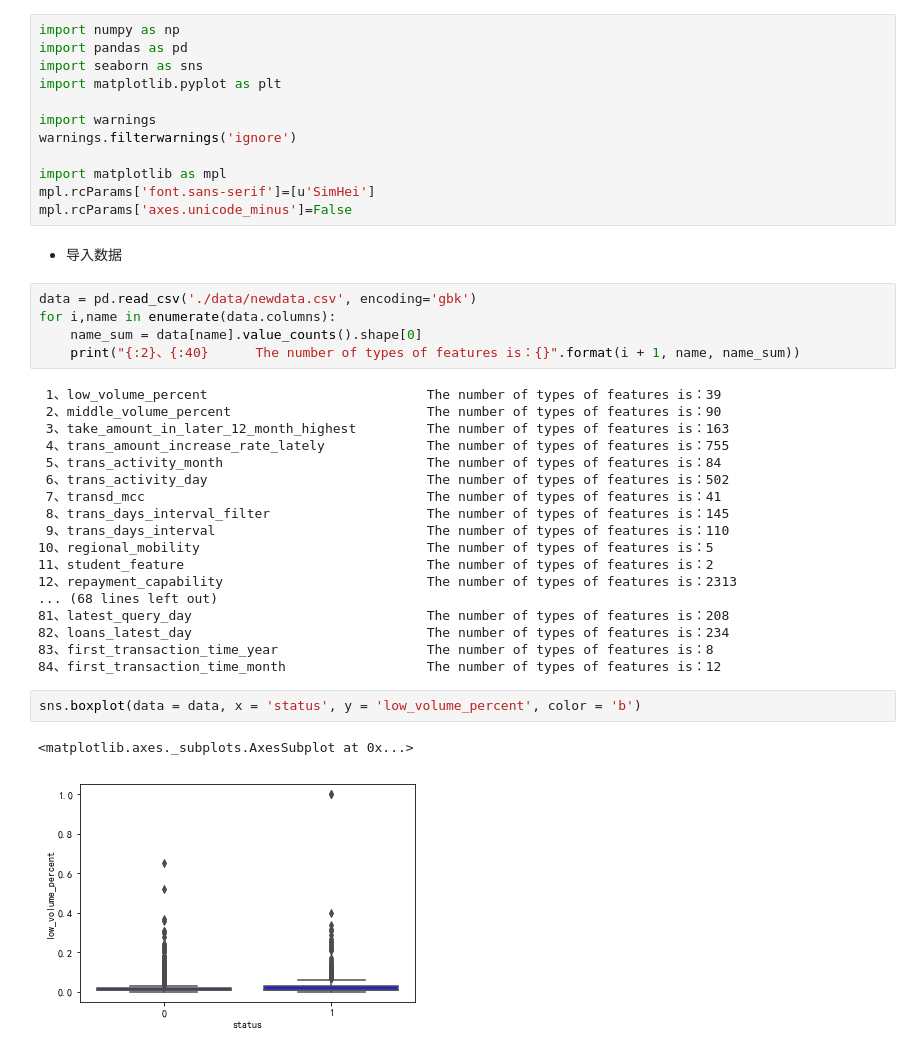
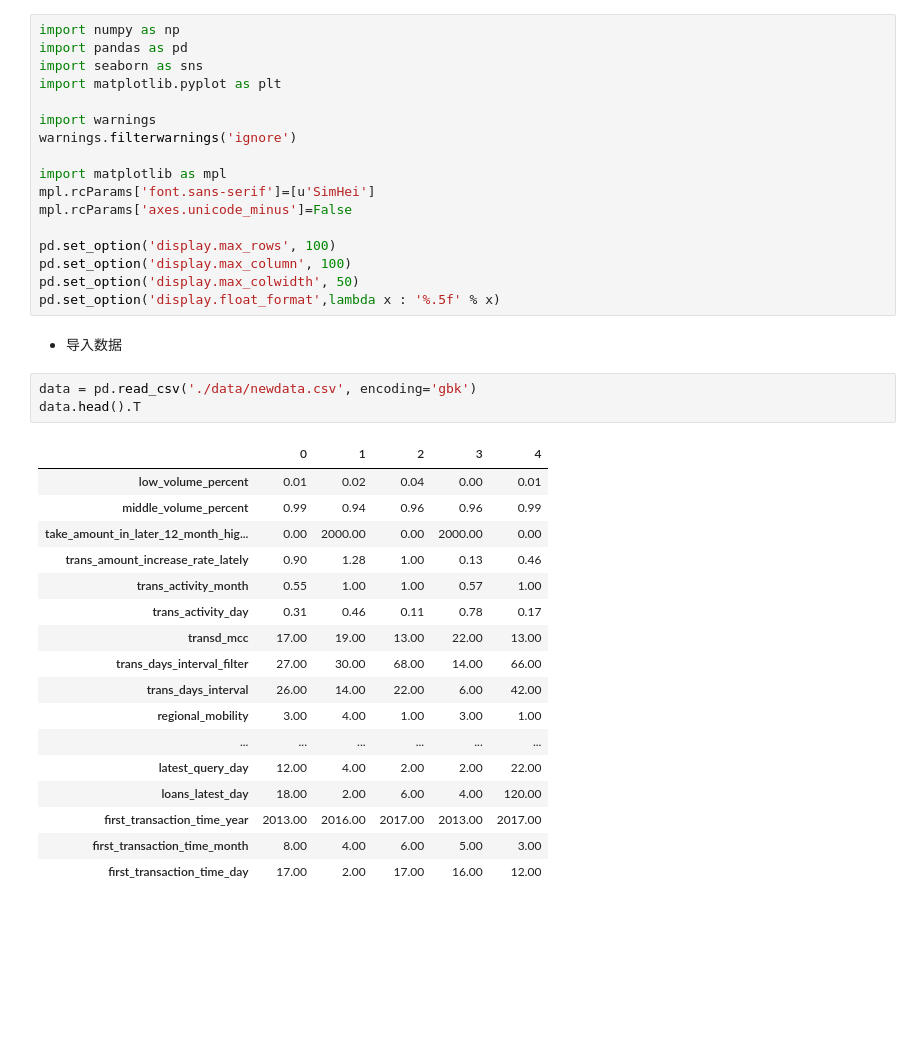
Before and after one commit to loaol/DataScience, a Jupyter notebook: DataMining/Task2.ipynb, the cells around one changed output. Drawn from its saved outputs; the diff is of its cells as text; blank space fills up the shorter version.

```diff
--- a/DataMining/Task2.ipynb
+++ b/DataMining/Task2.ipynb
@@ -22,33 +22,31 @@ warnings.filterwarnings('ignore')
 import matplotlib as mpl
 mpl.rcParams['font.sans-serif']=[u'SimHei']
 mpl.rcParams['axes.unicode_minus']=False
+
+pd.set_option('display.max_rows', 100)
+pd.set_option('display.max_column', 100)
+pd.set_option('display.max_colwidth', 50)
+pd.set_option('display.float_format',lambda x : '%.5f' % x)
 # %% [markdown]
  - 导入数据
-# %%
-data = pd.read_csv('./data/newdata.csv', encoding='gbk')
-for i,name in enumerate(data.columns):
-    name_sum = data[name].value_counts().shape[0]
-    print("{:2}、{:40}      The number of types of features is：{}".format(i + 1, name, name_sum))
-# %% [output]
- 1、low_volume_percent                            The number of types of features is：39
- 2、middle_volume_percent                         The number of types of features is：90
- 3、take_amount_in_later_12_month_highest         The number of types of features is：163
- 4、trans_amount_increase_rate_lately             The number of types of features is：755
- 5、trans_activity_month                          The number of types of features is：84
- 6、trans_activity_day                            The number of types of features is：502
- 7、transd_mcc                                    The number of types of features is：41
- 8、trans_days_interval_filter                    The number of types of features is：145
- 9、trans_days_interval                           The number of types of features is：110
-10、regional_mobility                             The number of types of features is：5
-11、student_feature                               The number of types of features is：2
-12、repayment_capability                          The number of types of features is：2313
-... (68 lines left out)
-81、latest_query_day                              The number of types of features is：208
-82、loans_latest_day                              The number of types of features is：234
-83、first_transaction_time_year                   The number of types of features is：8
-84、first_transaction_time_month                  The number of types of features is：12
-# %%
-sns.boxplot(data = data, x = 'status', y = 'low_volume_percent', color = 'b')
-# %% [output]
-<matplotlib.axes._subplots.AxesSubplot at 0x...>
-[figure, removed]
+# %%
+data = pd.read_csv('./data/newdata.csv', encoding='gbk')
+data.head().T
+# %% [output]
+|  | 0 | 1 | 2 | 3 | 4 |
+| low_volume_percent | 0.01 | 0.02 | 0.04 | 0.00 | 0.01 |
+| middle_volume_percent | 0.99 | 0.94 | 0.96 | 0.96 | 0.99 |
+| take_amount_in_later_12_month_hig... | 0.00 | 2000.00 | 0.00 | 2000.00 | 0.00 |
+| trans_amount_increase_rate_lately | 0.90 | 1.28 | 1.00 | 0.13 | 0.46 |
+| trans_activity_month | 0.55 | 1.00 | 1.00 | 0.57 | 1.00 |
+| trans_activity_day | 0.31 | 0.46 | 0.11 | 0.78 | 0.17 |
+| transd_mcc | 17.00 | 19.00 | 13.00 | 22.00 | 13.00 |
+| trans_days_interval_filter | 27.00 | 30.00 | 68.00 | 14.00 | 66.00 |
+| trans_days_interval | 26.00 | 14.00 | 22.00 | 6.00 | 42.00 |
+| regional_mobility | 3.00 | 4.00 | 1.00 | 3.00 | 1.00 |
+| ... | ... | ... | ... | ... | ... |
+| latest_query_day | 12.00 | 4.00 | 2.00 | 2.00 | 22.00 |
+| loans_latest_day | 18.00 | 2.00 | 6.00 | 4.00 | 120.00 |
+| first_transaction_time_year | 2013.00 | 2016.00 | 2017.00 | 2013.00 | 2017.00 |
+| first_transaction_time_month | 8.00 | 4.00 | 6.00 | 5.00 | 3.00 |
+| first_transaction_time_day | 17.00 | 2.00 | 17.00 | 16.00 | 12.00 |
```
Also changed, not shown: parts of 28 cells of this notebook.
